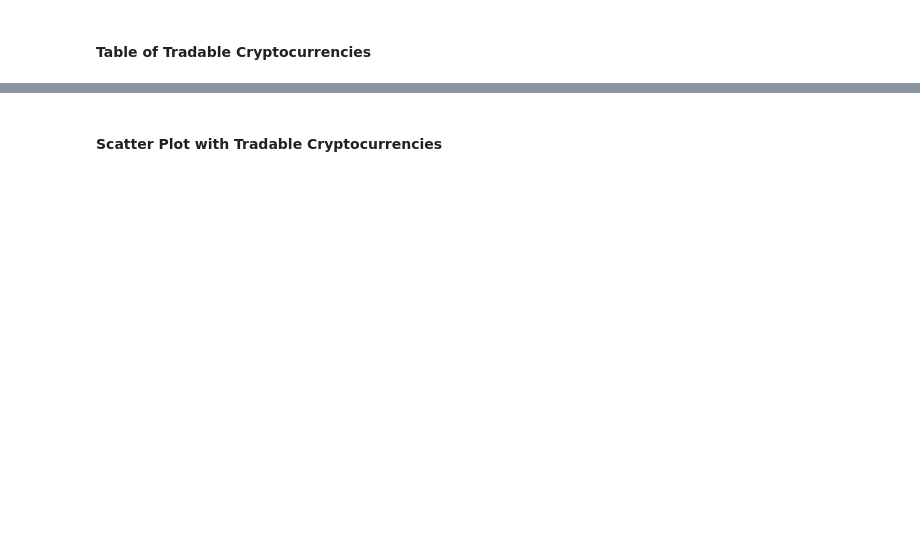
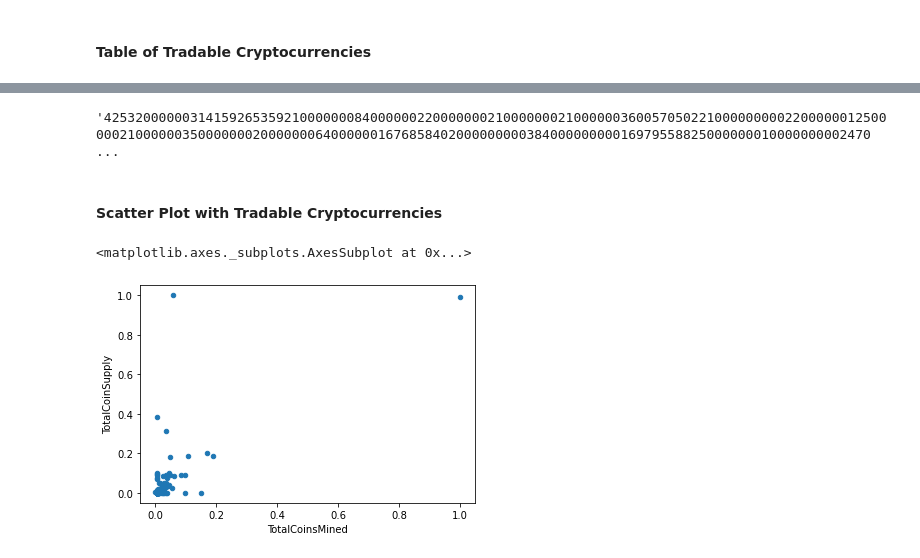
Before and after one commit to sheldon217/All_hw, a Jupyter notebook: 13-AWS/crypto_clustering 2.ipynb, the cells around one changed output, grey strips where cells are left out. Cells and saved outputs as stored; diff of their text form; code cells hidden in the pictures; blank space fills up the shorter version.

```diff
--- a/13-AWS/crypto_clustering 2.ipynb
+++ b/13-AWS/crypto_clustering 2.ipynb
@@ -41,2 +150,5 @@ crypto_df.head(10)
 # %%
 # Create a DataFrame with the principal components data
+crp_pca = pca.fit_transform(scaled)
+pca_df = pd.DataFrame(crp_pca, columns=["PC1", "PC2","PC3"], index=cp_df.index)
+pca_df.head()
@@ -49,6 +168,11 @@ inertia = []
 k = list(range(1, 11))
 
 # Calculate the inertia for the range ok k values
-
-
+for i in k:
+    km = KMeans(n_clusters=i, random_state=3)
+    km.fit(pca_df)
+    inertia.append(km.inertia_)
 # Create the Elbow Curve using hvPlot
+data = {"k":k,"inertia":inertia}
+elbow = pd.DataFrame(data)
+elbow.hvplot.line(x="k", y="inertia", xticks=k, title="Elbow Curve")
@@ -55,10 +181,18 @@ k = list(range(1, 11))
 # %% [markdown]
 Running K-Means with `k=4`
 # %%
-# Initialize the K-Means model
-
-# Fit the model
-
-# Predict clusters
-
-# Create a new DataFrame including predicted clusters and cryptocurrencies features
+def get_clusters(k, data):
+    # Initialize the K-Means model
+    model = KMeans(n_clusters=k, random_state=0)
+    # Fit the model
+    model.fit(data)
+    # Predict clusters
+    predictions = model.predict(data)
+    # Create a new DataFrame including predicted clusters and cryptocurrencies features
+    data["class"] = model.labels_
+    return data
+four_clu = get_clusters(4,pca_df)
+clu_df = pd.concat([cp_df,four_clu],axis=1)
+print(four_clu.head())
+print("------------cluster data frame---------------")
+clu_df.head()
@@ -75,8 +246,18 @@ Running K-Means with `k=4`
 # %%
 # Print the total number of tradable cryptocurrencies
+clu_df["TotalCoinSupply"].sum()
+# %% [output]
+'4253200000031415926535921000000084000000220000000210000000210000003600570502210000000002200000012500000210000003500000002000000064000000167685840200000000038400000000016979558825000000010000000002470 ...
 # %% [markdown]
 #### Scatter Plot with Tradable Cryptocurrencies
 # %%
 # Scale data to create the scatter plot
+scaler = MinMaxScaler()
+df_scaled = clu_df
+df_scaled[['TotalCoinsMined', 'TotalCoinSupply']] = scaler.fit_transform(clu_df[['TotalCoinsMined', 'TotalCoinSupply']])
 # %%
 # Plot the scatter with x="TotalCoinsMined" and y="TotalCoinSupply"
+df_scaled.plot.scatter(x='TotalCoinsMined', y= 'TotalCoinSupply')
+# %% [output]
+<matplotlib.axes._subplots.AxesSubplot at 0x...>
+[figure, added]
```
Also changed, not shown: parts of 17 cells of this notebook.
